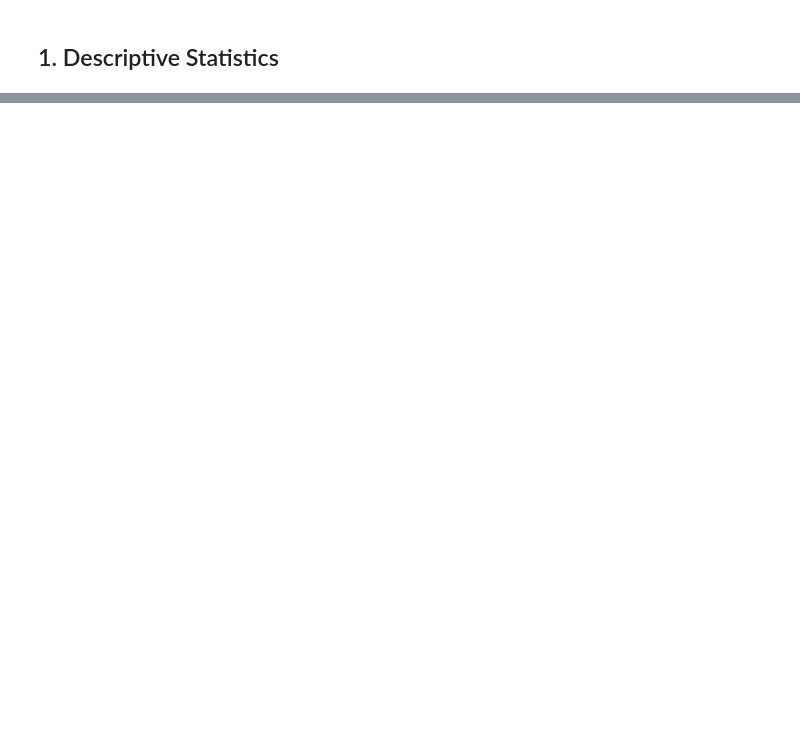
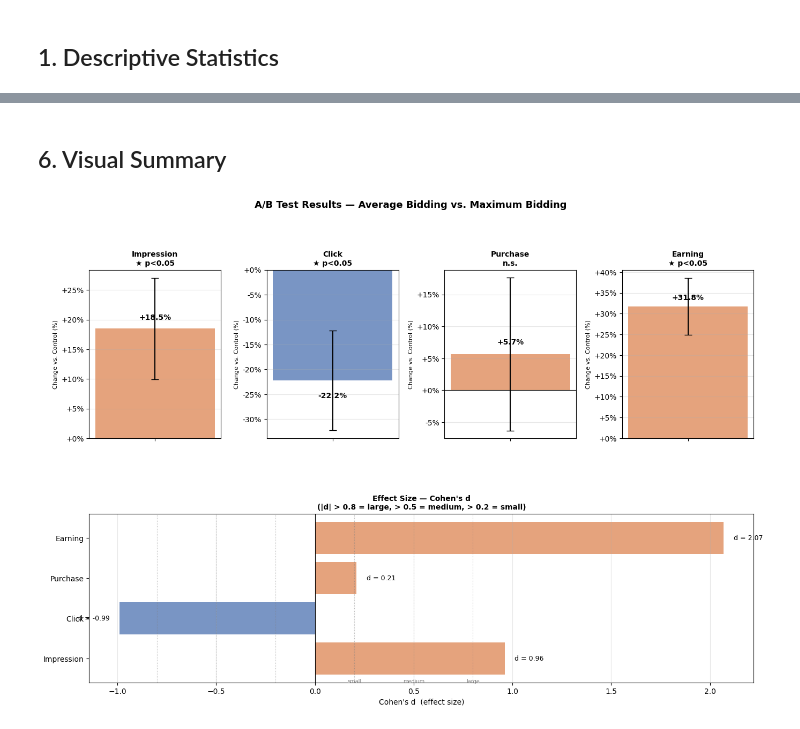
Before and after one commit to brkuzn/A-B-Test, a Jupyter notebook: ab_test_improved.ipynb, the cells around one changed output, grey strips where cells are left out. Drawn from its saved outputs; the diff is of its cells as text; code cells hidden in the pictures; blank space fills up the shorter version.

```diff
--- a/ab_test_improved.ipynb
+++ b/ab_test_improved.ipynb
@@ -185,0 +306,58 @@ Purchase count does not show a statistically significant difference (p=0.35), so
+# %% [markdown]
+## 6. Visual Summary
+# %%
+fig = plt.figure(figsize=(16, 10))
+gs  = gridspec.GridSpec(2, 4, hspace=0.45, wspace=0.35)
+
+# ── Top row: % change bars with significance annotation ───────────────────────
+for i, var in enumerate(VARIABLES):
+    ax  = fig.add_subplot(gs[0, i])
+    res = test_results[var]
+    color = TEST_COLOR if res['pct'] > 0 else CONTROL_COLOR
+    bar   = ax.bar([''], [res['pct']], color=color, alpha=0.75, width=0.4)
+    ax.axhline(0, color='black', linewidth=0.8)
+
+    # CI whisker
+    diff = res['test_mean'] - res['ctrl_mean']
+    lo_pct = (res['ci_lo'] / res['ctrl_mean']) * 100
+    hi_pct = (res['ci_hi'] / res['ctrl_mean']) * 100
+    ax.errorbar([''], [res['pct']], yerr=[[res['pct']-lo_pct],[hi_pct-res['pct']]],
+                fmt='none', color='black', capsize=5, linewidth=1.5)
+
+    sig_label = '★ p<0.05' if res['sig'] else 'n.s.'
+    ax.set_title(f'{var}\n{sig_label}', fontsize=10, fontweight='bold')
+    ax.set_ylabel('Change vs. Control (%)', fontsize=8)
+    ax.yaxis.set_major_formatter(plt.FuncFormatter(lambda x, _: f'{x:+.0f}%'))
+    ax.grid(axis='y', alpha=0.3)
+    ax.text(0, res['pct'] + (1.5 if res['pct'] >= 0 else -3.5),
+            f"{res['pct']:+.1f}%", ha='center', fontsize=10, fontweight='bold')
+
+# ── Bottom row: Cohen's d chart ────────────────────────────────────────────────
+ax_d = fig.add_subplot(gs[1, :])
+ds   = [test_results[v]['d'] for v in VARIABLES]
+cols = [TEST_COLOR if d > 0 else CONTROL_COLOR for d in ds]
+bars = ax_d.barh(VARIABLES, ds, color=cols, alpha=0.75)
+ax_d.axvline(0, color='black', linewidth=0.8)
+
+# Reference lines
+for x, label in [(0.2,'small'), (0.5,'medium'), (0.8,'large'),
+                  (-0.2,''), (-0.5,''), (-0.8,'')]:
+    ax_d.axvline(x, color='grey', linestyle=':', linewidth=0.8, alpha=0.6)
+    if label:
+        ax_d.text(x, -0.6, label, ha='center', fontsize=7, color='grey')
+
+for bar, d, var in zip(bars, ds, VARIABLES):
+    ax_d.text(d + (0.05 if d >= 0 else -0.05), bar.get_y() + bar.get_height()/2,
+              f"d = {d:.2f}", va='center', ha='left' if d >= 0 else 'right', fontsize=9)
+
+ax_d.set_xlabel("Cohen's d  (effect size)", fontsize=10)
+ax_d.set_title("Effect Size — Cohen's d\n(|d| > 0.8 = large, > 0.5 = medium, > 0.2 = small)",
+               fontsize=10, fontweight='bold')
+ax_d.grid(axis='x', alpha=0.3)
+
+plt.suptitle('A/B Test Results — Average Bidding vs. Maximum Bidding',
+             fontsize=13, fontweight='bold', y=1.01)
+plt.savefig('ab_summary_dashboard.png', dpi=150, bbox_inches='tight')
+plt.show()
+# %% [output]
+[figure, added]
```
Also changed, not shown: parts of 19 cells of this notebook, 4 other files.
